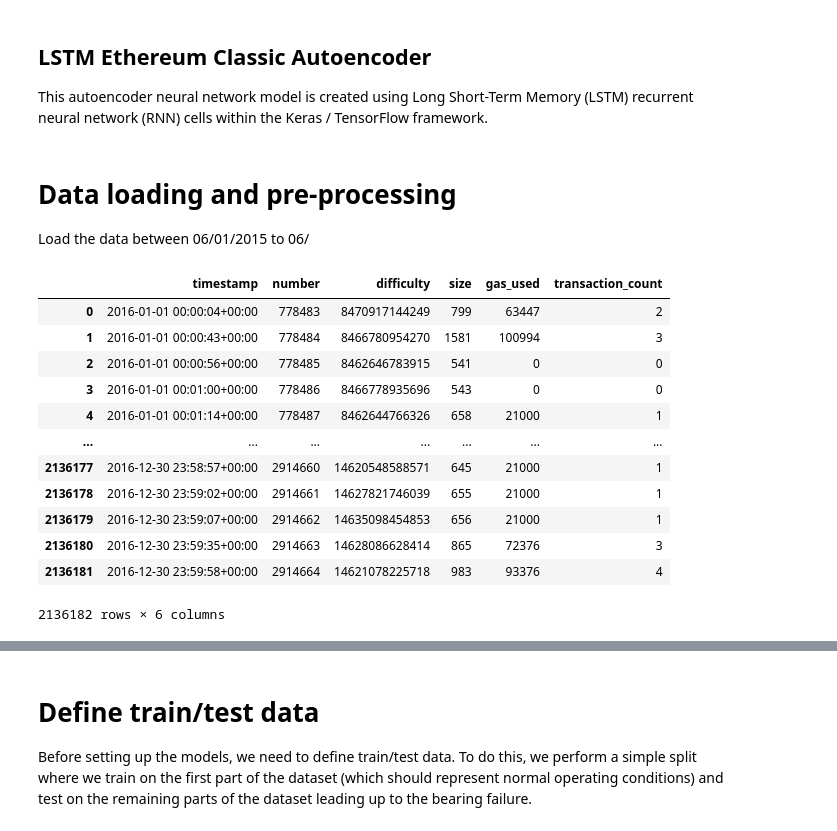
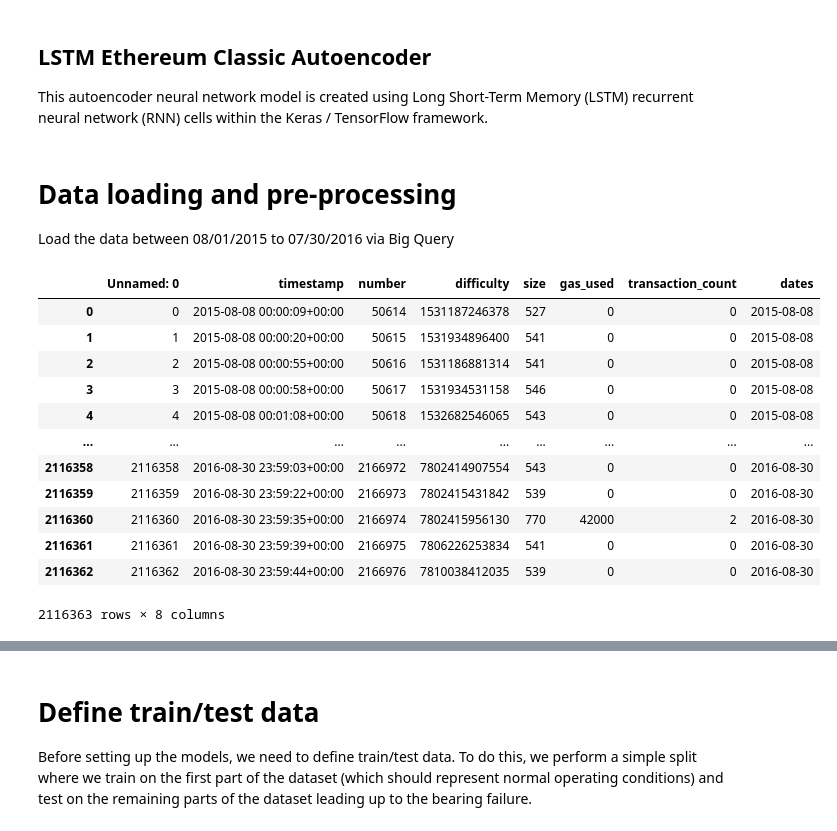
Before and after one commit to Makalfo/DAO-Attack-Anomaly-Detection, a Jupyter notebook: LSTM_Ethereum_Classic.ipynb, the cells around one changed output, grey strips where cells are left out. Cells and saved outputs as stored; diff of their text form; code cells hidden in the pictures.

```diff
--- a/LSTM_Ethereum_Classic.ipynb
+++ b/LSTM_Ethereum_Classic.ipynb
@@ -26,40 +43,52 @@ seed(42)
 tf.random.set_seed(42)
 # %% [markdown]
 # Data loading and pre-processing
-Load the data between 06/01/2015 to 06/
+Load the data between 08/01/2015 to 07/30/2016 via Big Query
 # %%
-# Load the ethereum classic data
-os.environ["GOOGLE_APPLICATION_CREDENTIALS"] = "/git/machine-learning-api-328501-6ba46c774829.json"
-client = bigquery.Client()
-ethereum_classic_dataset_ref = client.dataset('crypto_ethereum_classic', project='bigquery-public-data')
+csv_file_name = 'Ethereum_Classic_data.csv'
+if os.path.isfile(csv_file_name):
+  df = pd.read_csv( csv_file_name )
+else:
+  # Load the ethereum classic data
+  # This requires an environmental variable GOOGLE_APPLICATION_CREDENTIALS to the json file
+  os.environ["GOOGLE_APPLICATION_CREDENTIALS"] = "/git/machine-learning-api-328501-08fa61aa9f73.json"
+  client = bigquery.Client()
+  ethereum_classic_dataset_ref = client.dataset('crypto_ethereum_classic', project='bigquery-public-data')
 
-query = """
-SELECT timestamp, number, difficulty, size, gas_used, transaction_count
-FROM
-  `bigquery-public-data.crypto_ethereum_classic.blocks` AS blocks
-WHERE timestamp BETWEEN "2016-01-01 00:00:00+00:00" AND "2016-12-30 23:59:59+00:00"
-ORDER BY timestamp
-"""
+  query = """
+  SELECT timestamp, number, difficulty, size, gas_used, transaction_count
+  FROM
+    `bigquery-public-data.crypto_ethereum_classic.blocks` AS blocks
+  WHERE timestamp BETWEEN "2015-08-08 00:00:00+00:00" AND "2016-08-30 23:59:59+00:00"
+  ORDER BY timestamp
+  """
 
-query_job = client.query (query)
-iterator = query_job.result()
-rows = list(iterator)
+  query_job = client.query (query)
+  iterator = query_job.result()
+  rows = list(iterator)
 
-# Transform the rows into a nice pandas dataframe
-df = pd.DataFrame(data=[list(x.values()) for x in rows], columns=list(rows[0].keys()))
+  # Transform the rows into a nice pandas dataframe
+  df = pd.DataFrame(data=[list(x.values()) for x in rows], columns=list(rows[0].keys()))
+  df.to_csv( csv_file_name )
+
+# convert the timestamps into date time timestamps
+df['timestamp'] = df['timestamp'].apply(lambda x : pd.to_datetime(str(x)))
+
+# create the date field to allow for easy boxing of data into dates
+df['dates'] = df['timestamp'].dt.date
 
 df
 # %% [output]
-|  | timestamp | number | difficulty | size | gas_used | transaction_count |
-| 0 | 2016-01-01 00:00:04+00:00 | 778483 | 8470917144249 | 799 | 63447 | 2 |
-| 1 | 2016-01-01 00:00:43+00:00 | 778484 | 8466780954270 | 1581 | 100994 | 3 |
-| 2 | 2016-01-01 00:00:56+00:00 | 778485 | 8462646783915 | 541 | 0 | 0 |
-| 3 | 2016-01-01 00:01:00+00:00 | 778486 | 8466778935696 | 543 | 0 | 0 |
-| 4 | 2016-01-01 00:01:14+00:00 | 778487 | 8462644766326 | 658 | 21000 | 1 |
-| ... | ... | ... | ... | ... | ... | ... |
-| 2136177 | 2016-12-30 23:58:57+00:00 | 2914660 | 14620548588571 | 645 | 21000 | 1 |
-| 2136178 | 2016-12-30 23:59:02+00:00 | 2914661 | 14627821746039 | 655 | 21000 | 1 |
-| 2136179 | 2016-12-30 23:59:07+00:00 | 2914662 | 14635098454853 | 656 | 21000 | 1 |
-| 2136180 | 2016-12-30 23:59:35+00:00 | 2914663 | 14628086628414 | 865 | 72376 | 3 |
-| 2136181 | 2016-12-30 23:59:58+00:00 | 2914664 | 14621078225718 | 983 | 93376 | 4 |
+|  | Unnamed: 0 | timestamp | number | difficulty | size | gas_used | transaction_count | dates |
+| 0 | 0 | 2015-08-08 00:00:09+00:00 | 50614 | 1531187246378 | 527 | 0 | 0 | 2015-08-08 |
+| 1 | 1 | 2015-08-08 00:00:20+00:00 | 50615 | 1531934896400 | 541 | 0 | 0 | 2015-08-08 |
+| 2 | 2 | 2015-08-08 00:00:55+00:00 | 50616 | 1531186881314 | 541 | 0 | 0 | 2015-08-08 |
+| 3 | 3 | 2015-08-08 00:00:58+00:00 | 50617 | 1531934531158 | 546 | 0 | 0 | 2015-08-08 |
+| 4 | 4 | 2015-08-08 00:01:08+00:00 | 50618 | 1532682546065 | 543 | 0 | 0 | 2015-08-08 |
+| ... | ... | ... | ... | ... | ... | ... | ... | ... |
+| 2116358 | 2116358 | 2016-08-30 23:59:03+00:00 | 2166972 | 7802414907554 | 543 | 0 | 0 | 2016-08-30 |
+| 2116359 | 2116359 | 2016-08-30 23:59:22+00:00 | 2166973 | 7802415431842 | 539 | 0 | 0 | 2016-08-30 |
+| 2116360 | 2116360 | 2016-08-30 23:59:35+00:00 | 2166974 | 7802415956130 | 770 | 42000 | 2 | 2016-08-30 |
+| 2116361 | 2116361 | 2016-08-30 23:59:39+00:00 | 2166975 | 7806226253834 | 541 | 0 | 0 | 2016-08-30 |
+| 2116362 | 2116362 | 2016-08-30 23:59:44+00:00 | 2166976 | 7810038412035 | 539 | 0 | 0 | 2016-08-30 |
-2136182 rows × 6 columns
+2116363 rows × 8 columns
```
Also changed, not shown: parts of 56 cells of this notebook, 1 other file.
